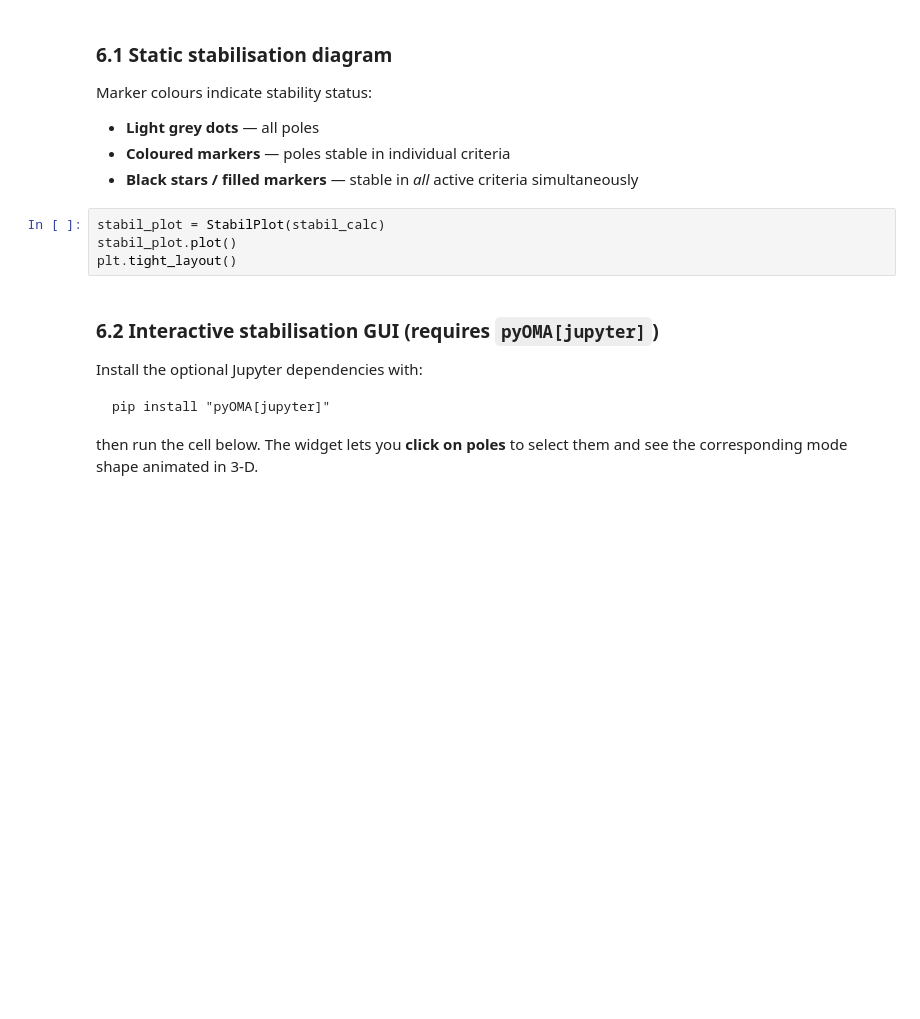
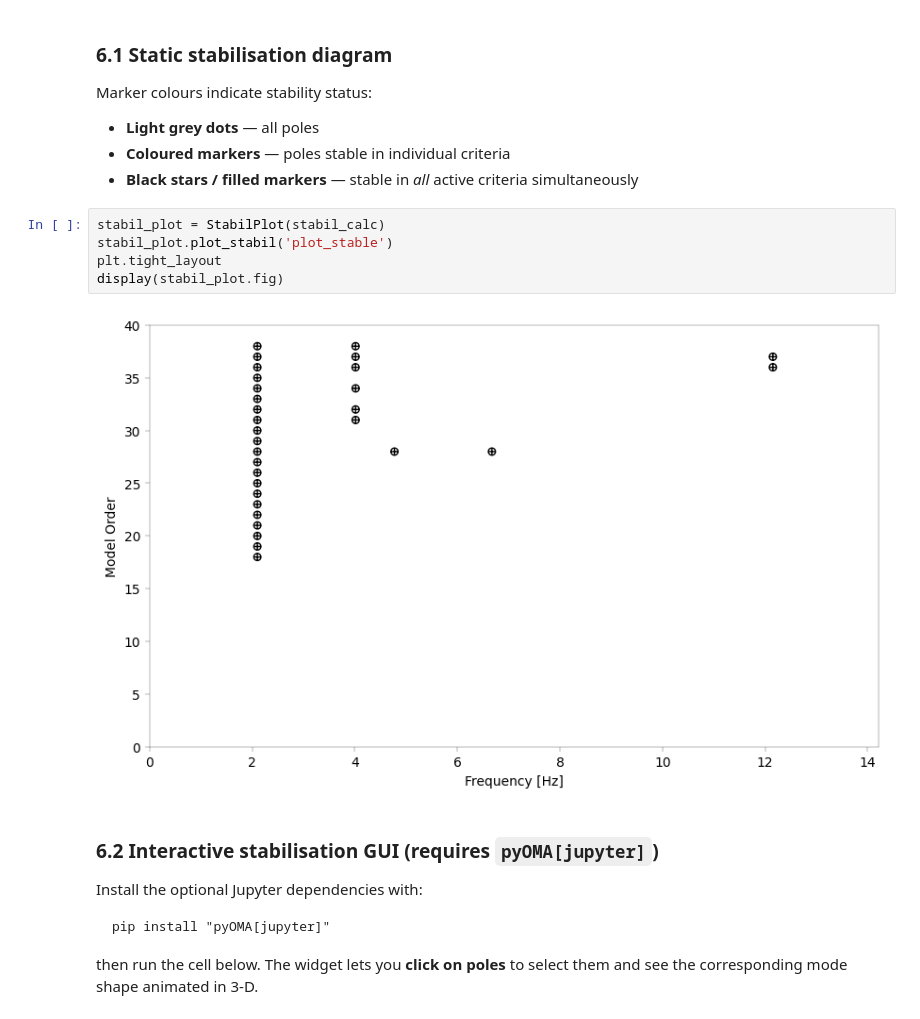
Before and after one commit to pyOMA-dev/pyOMA, a Jupyter notebook: scripts/single_setup_analysis.ipynb, the cells around one changed output. Drawn from its saved outputs; the diff is of its cells as text; blank space fills up the shorter version.

```diff
--- a/scripts/single_setup_analysis.ipynb
+++ b/scripts/single_setup_analysis.ipynb
@@ -258,8 +297,11 @@ Marker colours indicate stability status:
 - **Black stars / filled markers** — stable in *all* active criteria simultaneously
 # %%
 stabil_plot = StabilPlot(stabil_calc)
-stabil_plot.plot()
-plt.tight_layout()
+stabil_plot.plot_stabil('plot_stable')
+plt.tight_layout
+display(stabil_plot.fig)
+# %% [output]
+[figure, added]
 # %% [markdown]
 ### 6.2  Interactive stabilisation GUI (requires `pyOMA[jupyter]`)
 
```
Also changed, not shown: parts of 10 cells of this notebook, 2 other files.
